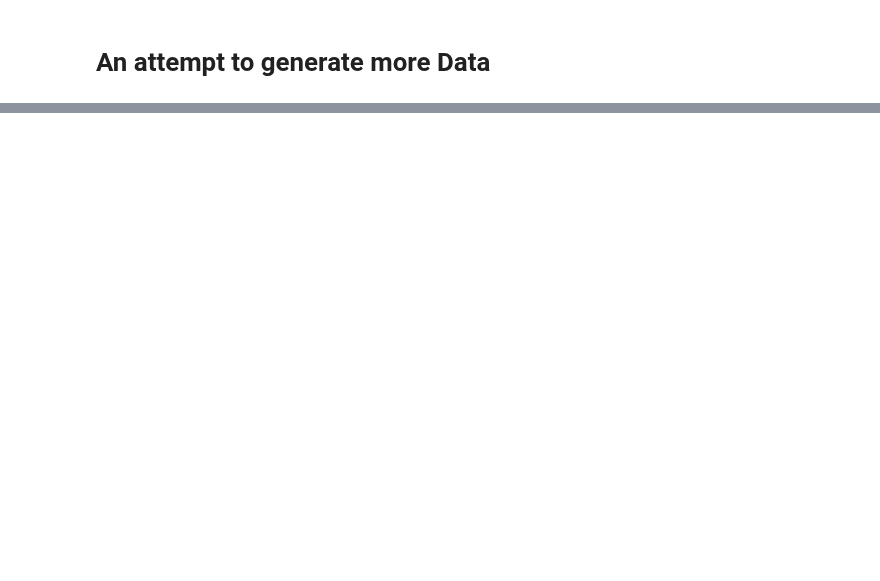
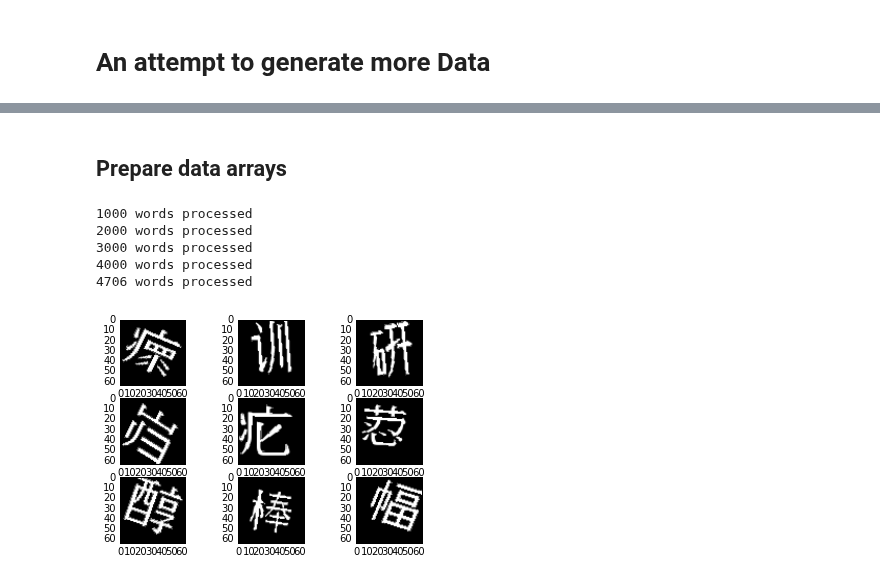
Before and after one commit to robolamp/SleepingCalligrapher, a Jupyter notebook: dict_gen.ipynb, the cells around one changed output, grey strips where cells are left out. Saved outputs shown, nothing was run; the diff lists cells and outputs as text; code cells hidden in the pictures; blank space fills up the shorter version.

```diff
--- a/dict_gen.ipynb
+++ b/dict_gen.ipynb
@@ -101,7 +105,7 @@ for line in open('./data/glove.42B.300d.txt', 'r', encoding='utf-8'):
         word2vec[word] = vect
 
     lcount += 1
-    if (lcount % 10000 == 0):
+    if (lcount % 100000 == 0):
         print("{} lines read, {} words found".format(lcount, wcount))
 
 print("{} lines read, {} words found".format(lcount, wcount))
@@ -181,0 +224,44 @@ plt.show()
+# %%
+datagen = ImageDataGenerator(rotation_range=30,
+                             width_shift_range=0.1,
+                             height_shift_range=0.1,
+                             zoom_range=0.2)
+# %% [markdown]
+## Prepare data arrays
+# %%
+# word2vec vectors
+X_vec = []
+# character
+Y_chr = []
+
+wcount = 0
+for word in word2vec:
+    X_vec.append(word2vec[word])
+    chr_img = draw_small_char(word2hier[word])
+    Y_chr.append(np.reshape(chr_img, (chr_img.shape[0], chr_img.shape[1], 1)))
+
+    wcount += 1
+    if (wcount % 1000 == 0):
+        print("{} words processed".format(wcount))
+
+print("{} words processed".format(wcount))
+
+X_vec = np.array(X_vec)
+Y_chr = np.array(Y_chr)
+# %% [output]
+1000 words processed
+2000 words processed
+3000 words processed
+4000 words processed
+4706 words processed
+# %%
+datagen.fit(Y_chr)
+# %%
+for Y_batch, X_batch in datagen.flow(Y_chr, X_vec, batch_size=9):
+    for i in range(9):
+        plt.subplot(330 + 1 + i)
+        plt.imshow(Y_batch[i].reshape(64, 64), cmap=plt.get_cmap('gray'))
+    plt.show()
+    break
+# %% [output]
+[figure, added]
```
Also changed, not shown: parts of 12 cells of this notebook.
